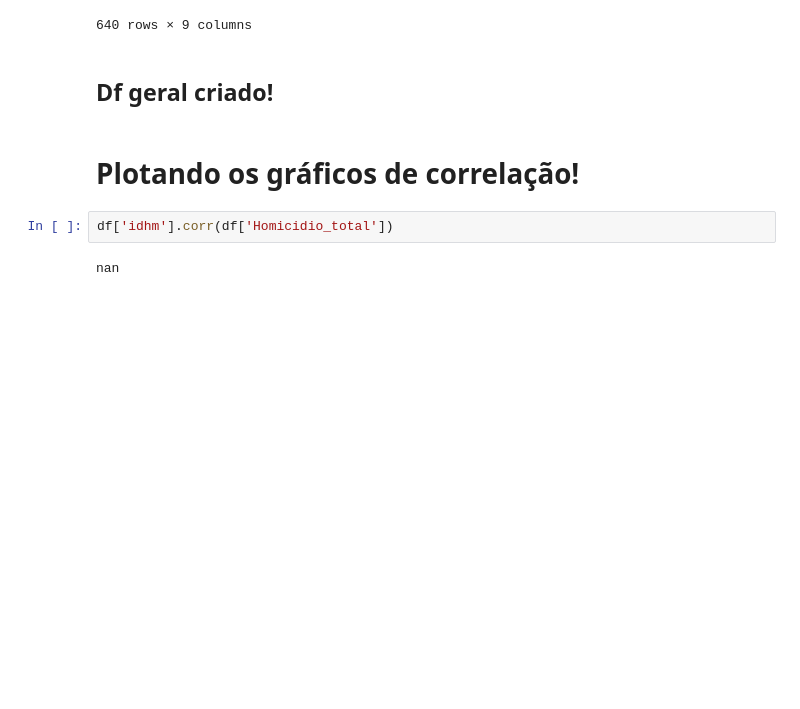
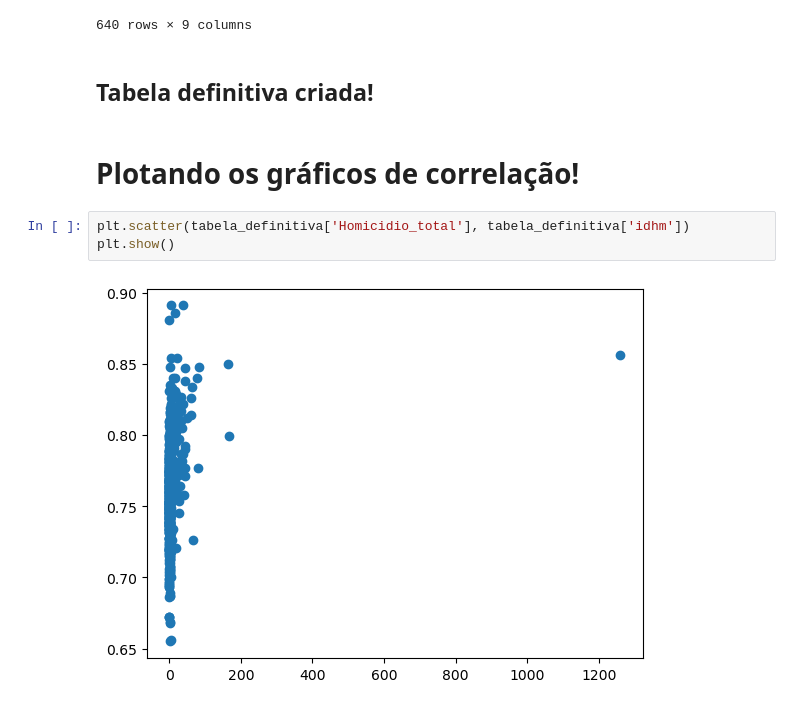
Before and after one commit to felipebns/P2_Cdados, a Jupyter notebook: p2_cdados.ipynb, the cells around one changed output. Drawn from its saved outputs; the diff is of its cells as text; blank space fills up the shorter version.

```diff
--- a/p2_cdados.ipynb
+++ b/p2_cdados.ipynb
@@ -156,11 +156,12 @@ tabela_definitiva
 | 643 | 2010 | 3507209 | SP | 0.745 | 5.35 | 13.75 | ... |
 | 644 | 2010 | 3540853 | SP | 0.696 | 0.00 | 23.03 | ... |
 640 rows × 9 columns
-# %% [markdown]
-## Df geral criado!
+# %% [markdown]
+## Tabela definitiva criada!
 # %% [markdown]
 # Plotando os gráficos de correlação!
-# %%
-df['idhm'].corr(df['Homicidio_total'])
-# %% [output]
-nan
+# %%
+plt.scatter(tabela_definitiva['Homicidio_total'], tabela_definitiva['idhm'])
+plt.show()
+# %% [output]
+[figure, added]
```
Also changed, not shown: parts of 4 cells of this notebook.
